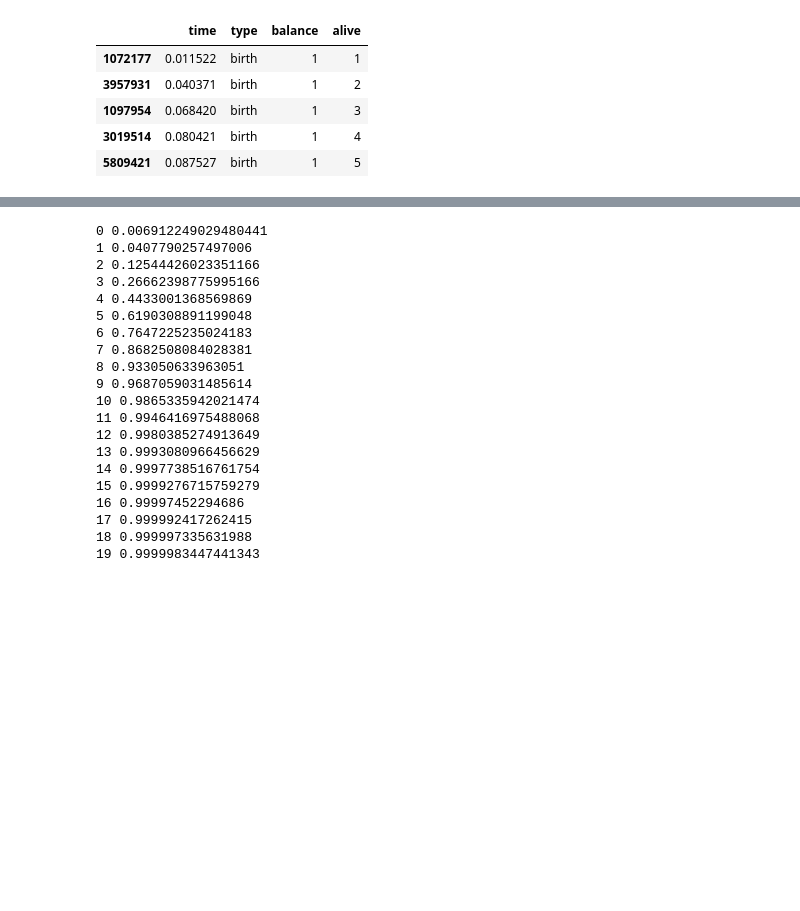
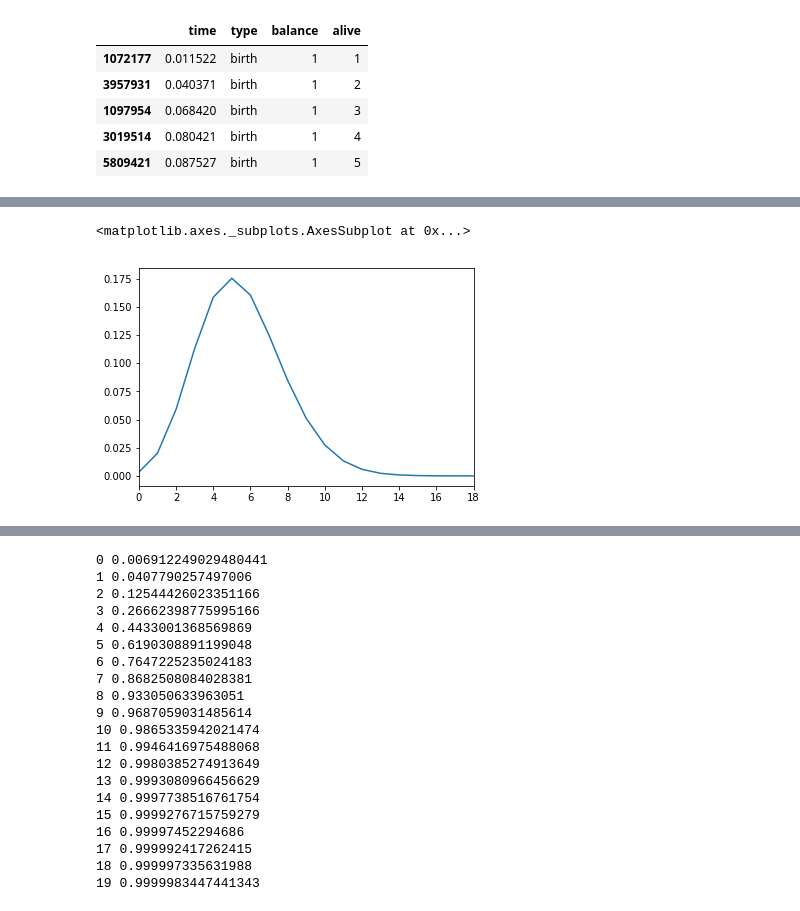
Before and after one commit to piotrekp1/StochSym-Project, a Jupyter notebook: graphs.ipynb, the cells around one changed output, grey strips where cells are left out. Cells and saved outputs as stored; diff of their text form; code cells hidden in the pictures; blank space fills up the shorter version.

```diff
--- a/graphs.ipynb
+++ b/graphs.ipynb
@@ -158,3 +161,8 @@ np.average(weights.index, weights = weights.values)
+# %%
+df_total['alive'].value_counts(normalize=True).sort_index().plot()
+# %% [output]
+<matplotlib.axes._subplots.AxesSubplot at 0x...>
+[figure, added]
 # %%
 df_total['alive'].mean()
 # %% [output]
```
Also changed, not shown: parts of 16 cells of this notebook, 8 other files.
